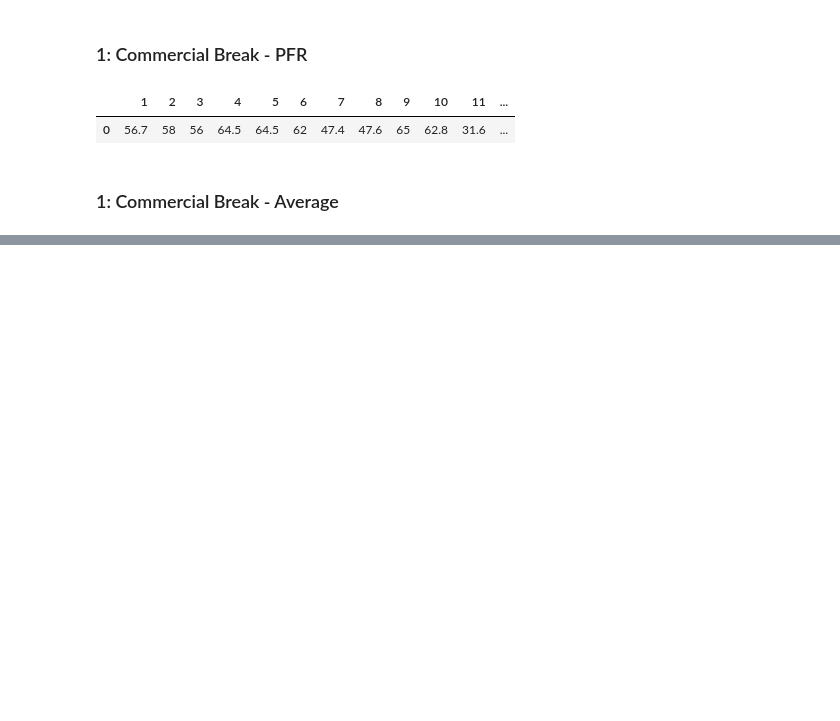
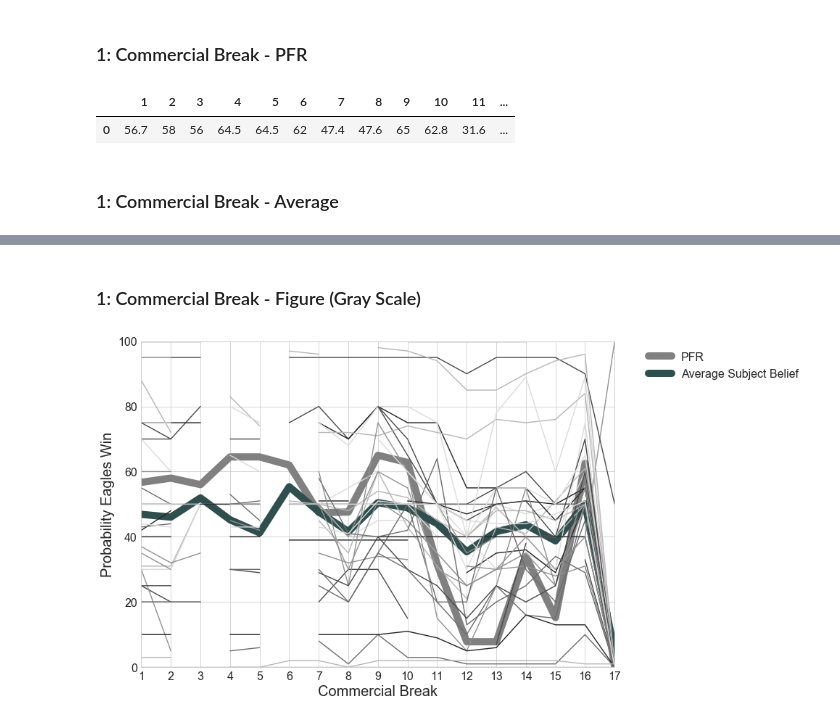
Before and after one commit to cesslab/Experiment-SuspenseAndSurprise, a Jupyter notebook: SchotterKesslerMcClellan_SuspenseAndSurprise.ipynb, the cells around one changed output, grey strips where cells are left out. Cells and saved outputs as stored; diff of their text form; code cells hidden in the pictures; blank space fills up the shorter version.

```diff
--- a/SchotterKesslerMcClellan_SuspenseAndSurprise.ipynb
+++ b/SchotterKesslerMcClellan_SuspenseAndSurprise.ipynb
@@ -419,0 +422,25 @@ frame.set_edgecolor('white')
+# %% [markdown]
+### 1: Commercial Break - Figure (Gray Scale)
+# %%
+plt.figure(figsize=(11.7,8.27))
+sns.set(context="paper", palette="gray", style="whitegrid", font_scale=2)
+plt.xlim(1, 17)
+plt.ylim(0, 100)
+plt.xticks(np.arange(1,18))
+plt.xlabel('Commercial Break', fontsize=20)
+plt.ylabel('Probability Eagles Win', fontsize=20)
+
+pfrl,  = plt.plot(np.arange(1, 18, 1), appendix1_pfr.transpose(), label="PFR")
+plt.setp(pfrl, linewidth=10, color='gray')
+avgl,  = plt.plot(np.arange(1, 18, 1), appendix1_avg.transpose(), label="Average Subject Belief")
+plt.setp(avgl, linewidth=10, color='darkslategray')
+for col in range(1, len(appendix1.columns) + 1):
+    plt.plot(appendix1[col])
+
+
+legend = plt.legend(handles=[pfrl, avgl], frameon=1, bbox_to_anchor=(1.05, 1), loc=2)
+frame = legend.get_frame()
+frame.set_facecolor('white')
+frame.set_edgecolor('white')
+# %% [output]
+[figure, added]
```
Also changed, not shown: parts of 3 cells of this notebook.
